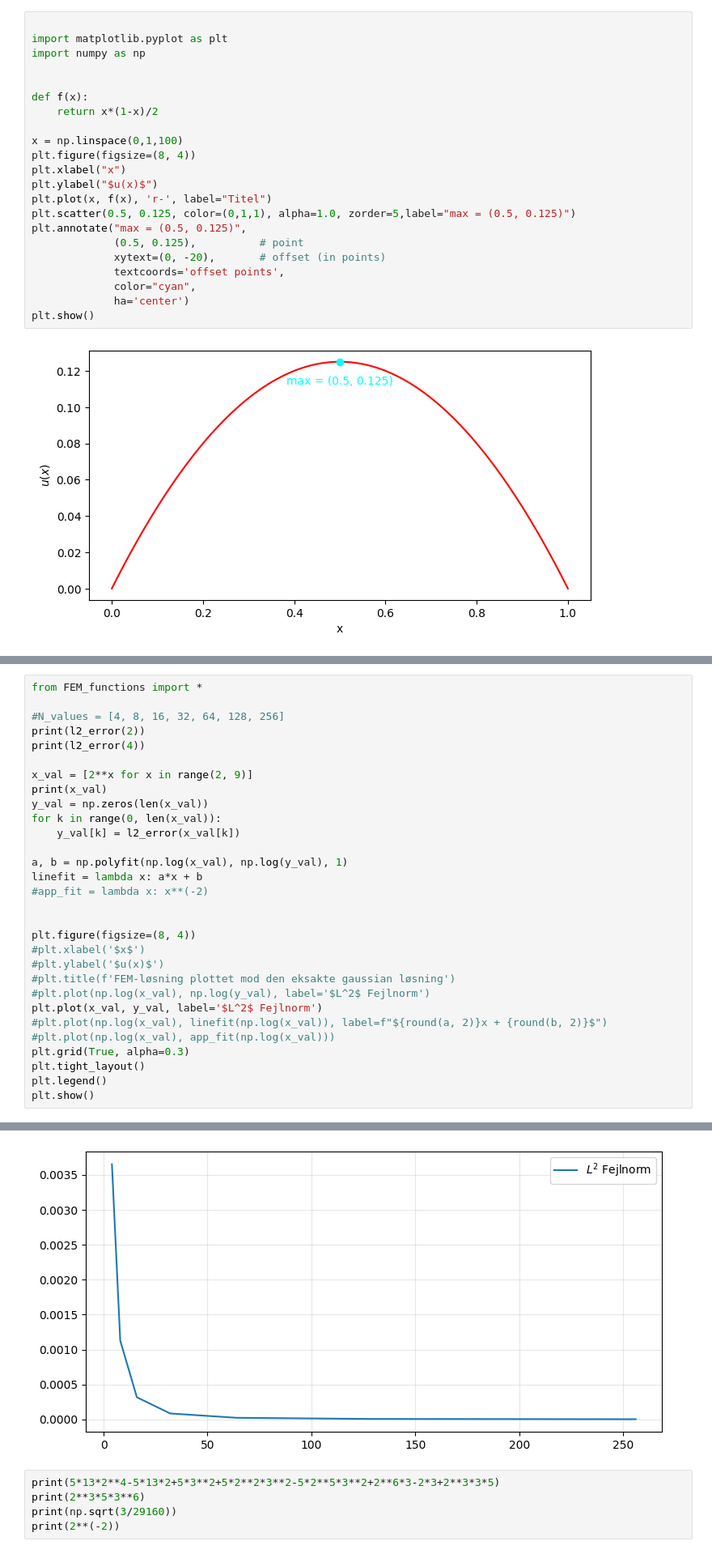
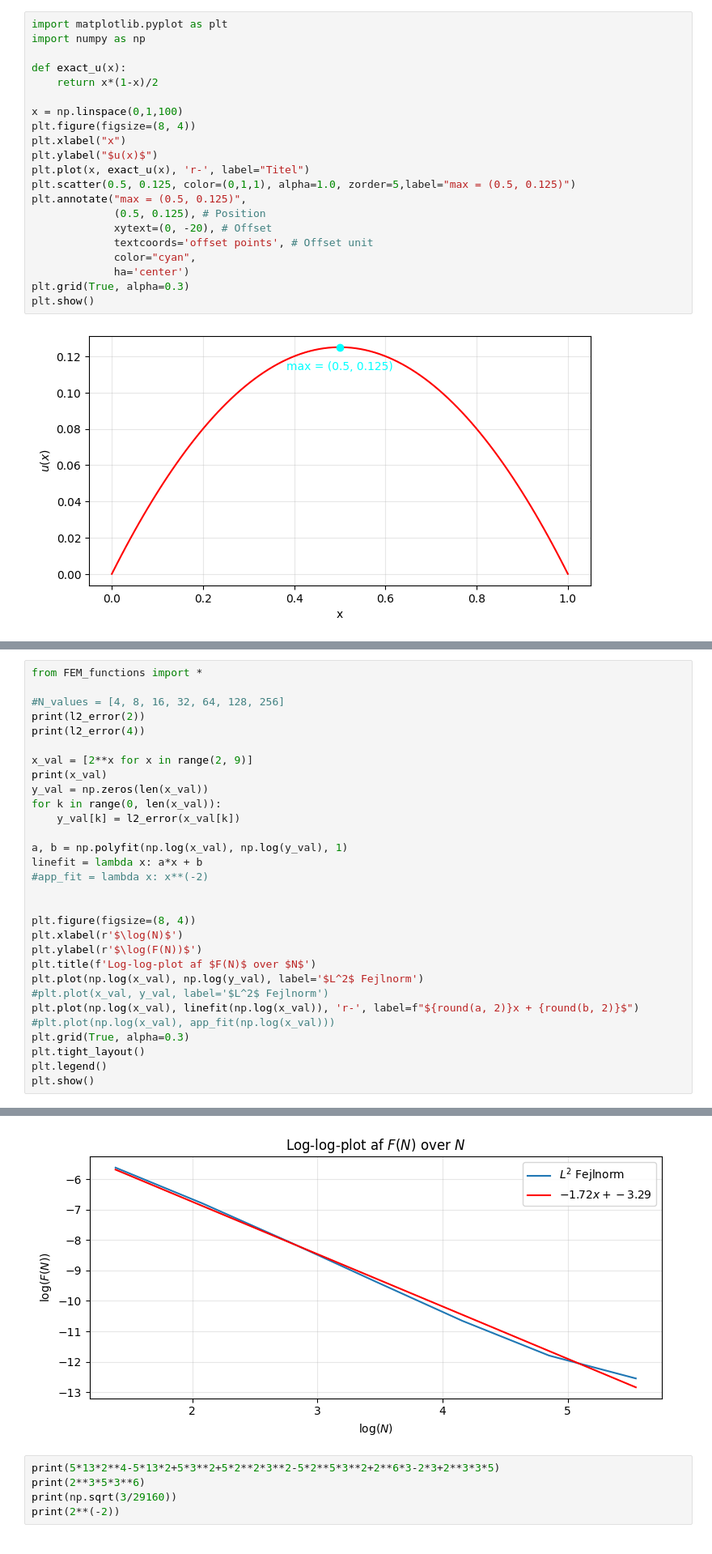
Before and after one commit to vivicodesacademically/Mat1b-projekt, a Jupyter notebook: Mixed_Code_Tasks.ipynb, the cells around one changed output, grey strips where cells are left out. Shown at 81% size. Saved outputs shown, nothing was run; the diff lists cells and outputs as text.

Commit message:
More graphs!

```diff
--- a/Mixed_Code_Tasks.ipynb
+++ b/Mixed_Code_Tasks.ipynb
@@ -321,26 +323,25 @@ plt.show()
  -1.45228027e-05 -7.58811918e-04]
 [figure]
 # %%
-
 import matplotlib.pyplot as plt
 import numpy as np
 
-
-def f(x):
+def exact_u(x):
     return x*(1-x)/2
 
 x = np.linspace(0,1,100)
 plt.figure(figsize=(8, 4))
 plt.xlabel("x")
 plt.ylabel("$u(x)$")
-plt.plot(x, f(x), 'r-', label="Titel")
+plt.plot(x, exact_u(x), 'r-', label="Titel")
 plt.scatter(0.5, 0.125, color=(0,1,1), alpha=1.0, zorder=5,label="max = (0.5, 0.125)")
 plt.annotate("max = (0.5, 0.125)",
-             (0.5, 0.125),          # point
-             xytext=(0, -20),       # offset (in points)
-             textcoords='offset points',
+             (0.5, 0.125), # Position
+             xytext=(0, -20), # Offset
+             textcoords='offset points', # Offset unit
              color="cyan",
              ha='center')
+plt.grid(True, alpha=0.3)
 plt.show()
 # %% [output]
 [figure]
@@ -383,38 +400,38 @@ u: [[0.11110831]
 # %%
 from FEM_functions import *
 
 #N_values = [4, 8, 16, 32, 64, 128, 256]
 print(l2_error(2))
 print(l2_error(4))
 
 x_val = [2**x for x in range(2, 9)]
 print(x_val)
 y_val = np.zeros(len(x_val))
 for k in range(0, len(x_val)):
     y_val[k] = l2_error(x_val[k])
 
 a, b = np.polyfit(np.log(x_val), np.log(y_val), 1)
 linefit = lambda x: a*x + b
 #app_fit = lambda x: x**(-2)
 
 
 plt.figure(figsize=(8, 4))
-#plt.xlabel('$x$')
-#plt.ylabel('$u(x)$')
-#plt.title(f'FEM-løsning plottet mod den eksakte gaussian løsning')
-#plt.plot(np.log(x_val), np.log(y_val), label='$L^2$ Fejlnorm')
-plt.plot(x_val, y_val, label='$L^2$ Fejlnorm')
-#plt.plot(np.log(x_val), linefit(np.log(x_val)), label=f"${round(a, 2)}x + {round(b, 2)}$")
+plt.xlabel(r'$\log(N)$')
+plt.ylabel(r'$\log(F(N))$')
+plt.title(f'Log-log-plot af $F(N)$ over $N$')
+plt.plot(np.log(x_val), np.log(y_val), label='$L^2$ Fejlnorm')
+#plt.plot(x_val, y_val, label='$L^2$ Fejlnorm')
+plt.plot(np.log(x_val), linefit(np.log(x_val)), 'r-', label=f"${round(a, 2)}x + {round(b, 2)}$")
 #plt.plot(np.log(x_val), app_fit(np.log(x_val)))
 plt.grid(True, alpha=0.3)
 plt.tight_layout()
 plt.legend()
 plt.show()
 # %% [output]
 0.010144717914589891
 0.0036533280793647764
 [4, 8, 16, 32, 64, 128, 256]
-[figure, old version]
+[figure, new version]
 # %%
 print(5*13*2**4-5*13*2+5*3**2+5*2**2*3**2-5*2**5*3**2+2**6*3-2*3+2**3*3*5)
 print(2**3*5*3**6)
```
Also changed, not shown: parts of 5 cells of this notebook, 1 other file.
